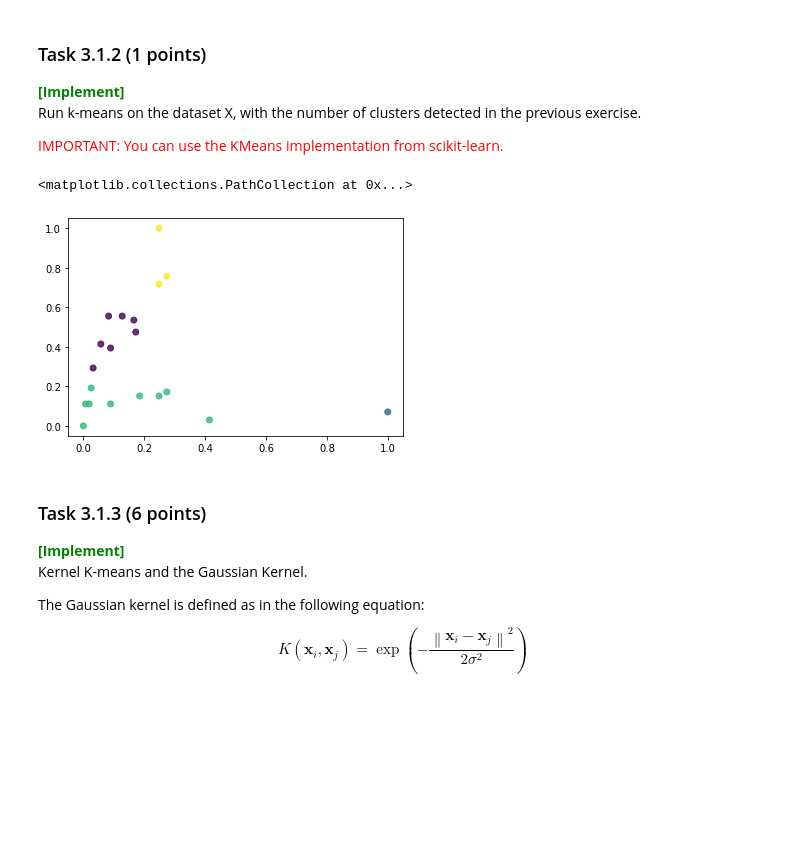
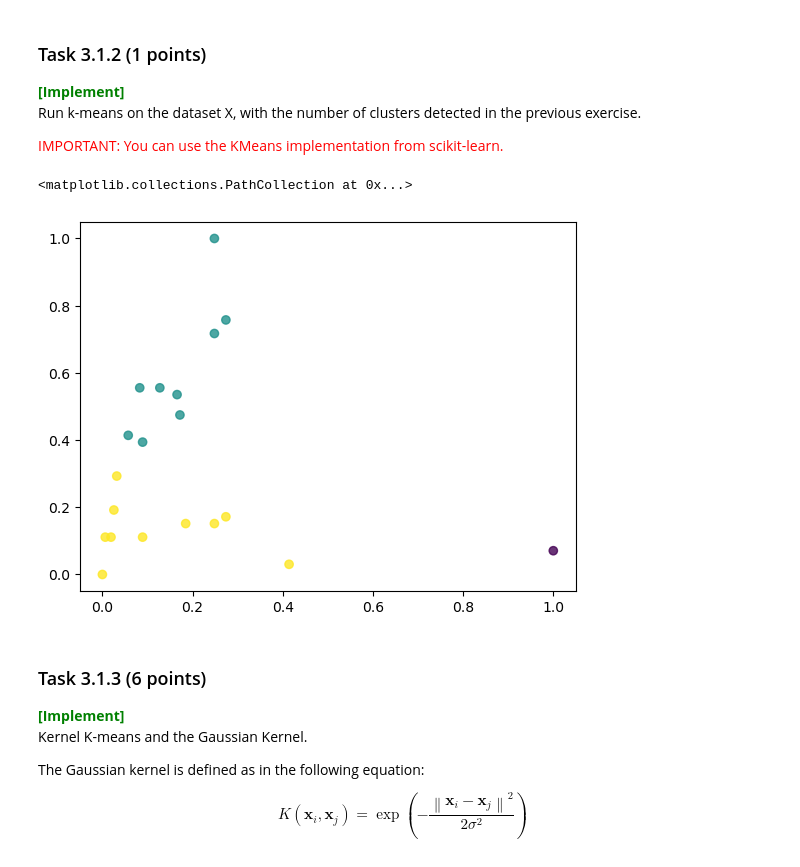
Before and after one commit to annesparks/dm23_handins, a Jupyter notebook: handins/handin1.ipynb, the cells around one changed output. Drawn from its saved outputs; the diff is of its cells as text; code cells hidden in the pictures; blank space fills up the shorter version.

Commit message:
Correct number of clusters

```diff
--- a/handins/handin1.ipynb
+++ b/handins/handin1.ipynb
@@ -1140,16 +1140,16 @@ Run k-means on the dataset X, with the number of clusters detected in the previo
 # %%
 # Data
 X = toy[["sulphates", "alcohol"]].to_numpy()
 # Necessary Data normalization!
 X_norm = (X - X.min(0)) / X.ptp(0)
 
-kmeans = KMeans(n_clusters=4).fit(X_norm)
+kmeans = KMeans(n_clusters=3).fit(X_norm)
 clusters = kmeans.labels_
 
 plt.scatter(X_norm[:, 0], X_norm[:, 1], alpha=0.8, c=clusters)
 # %% [output]
 <matplotlib.collections.PathCollection at 0x...>
-[figure, old version]
+[figure, new version]
 # %% [markdown]
 ### Task 3.1.3 (6 points)
 <span style='color: green'>**\[Implement\]**</span><br> Kernel K-means and the Gaussian Kernel.
```
Also changed, not shown: parts of 1 cell of this notebook.
